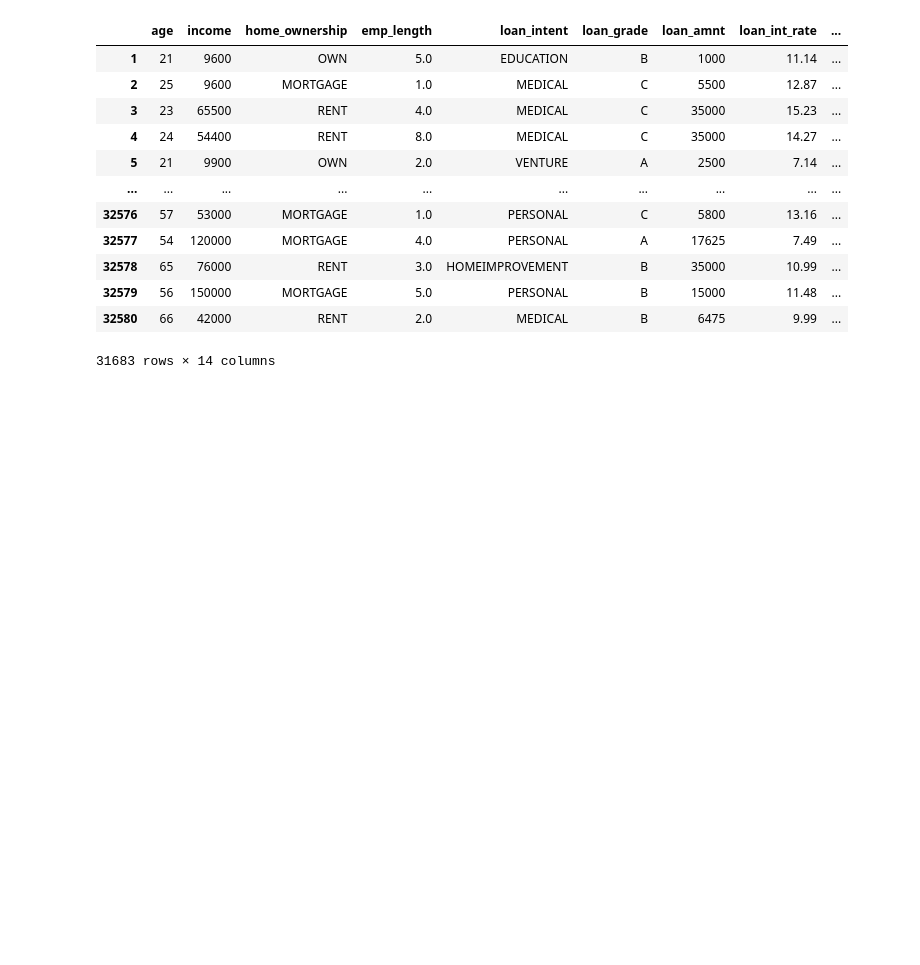
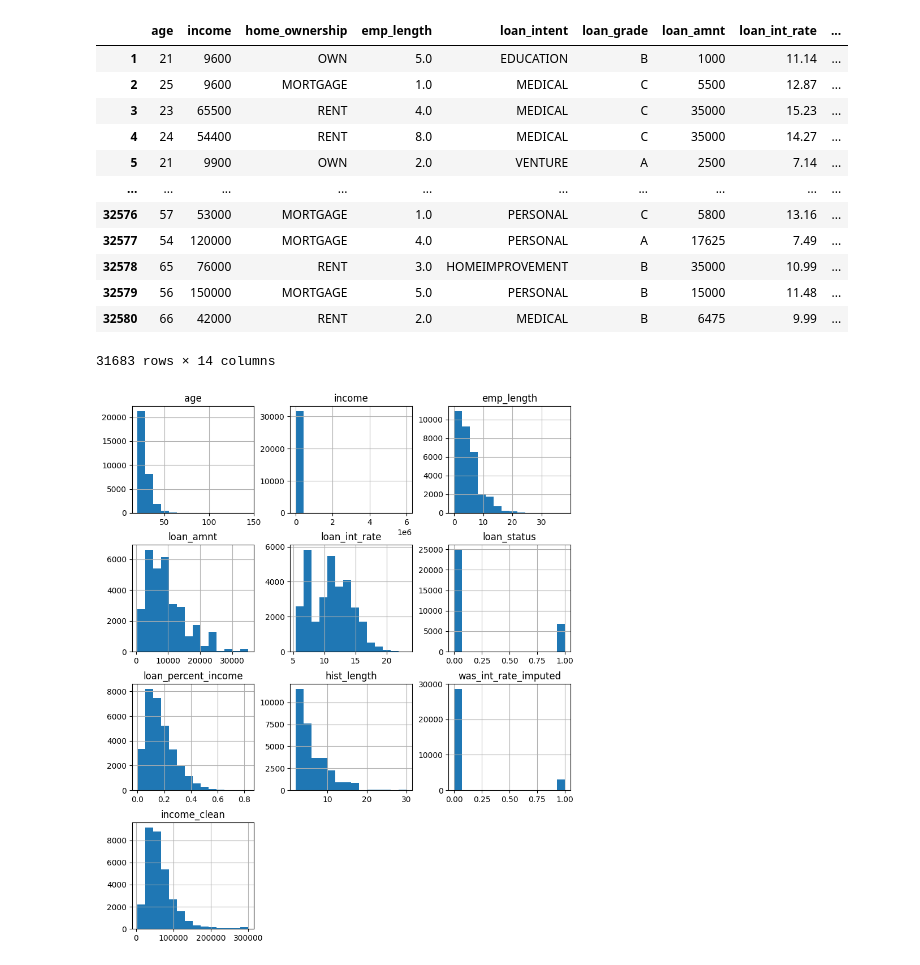
Before and after one commit to dnl-data/ML-credit-risk-prediction, a Jupyter notebook: notebooks/01_exploration_cleaning.ipynb, the cells around one changed output. Drawn from its saved outputs; the diff is of its cells as text; code cells hidden in the pictures; blank space fills up the shorter version.

```diff
--- a/notebooks/01_exploration_cleaning.ipynb
+++ b/notebooks/01_exploration_cleaning.ipynb
@@ -366,3 +367,8 @@ new_df3
 | 32579 | 56 | 150000 | MORTGAGE | 5.0 | PERSONAL | B | 15000 | 11.48 | ... |
 | 32580 | 66 | 42000 | RENT | 2.0 | MEDICAL | B | 6475 | 9.99 | ... |
 31683 rows × 14 columns
+# %%
+# Distribution : histogram
+hist = new_df3.hist(bins=14,figsize=[10, 12])
+# %% [output]
+[figure, added]
```
Also changed, not shown: parts of 1 cell of this notebook.
